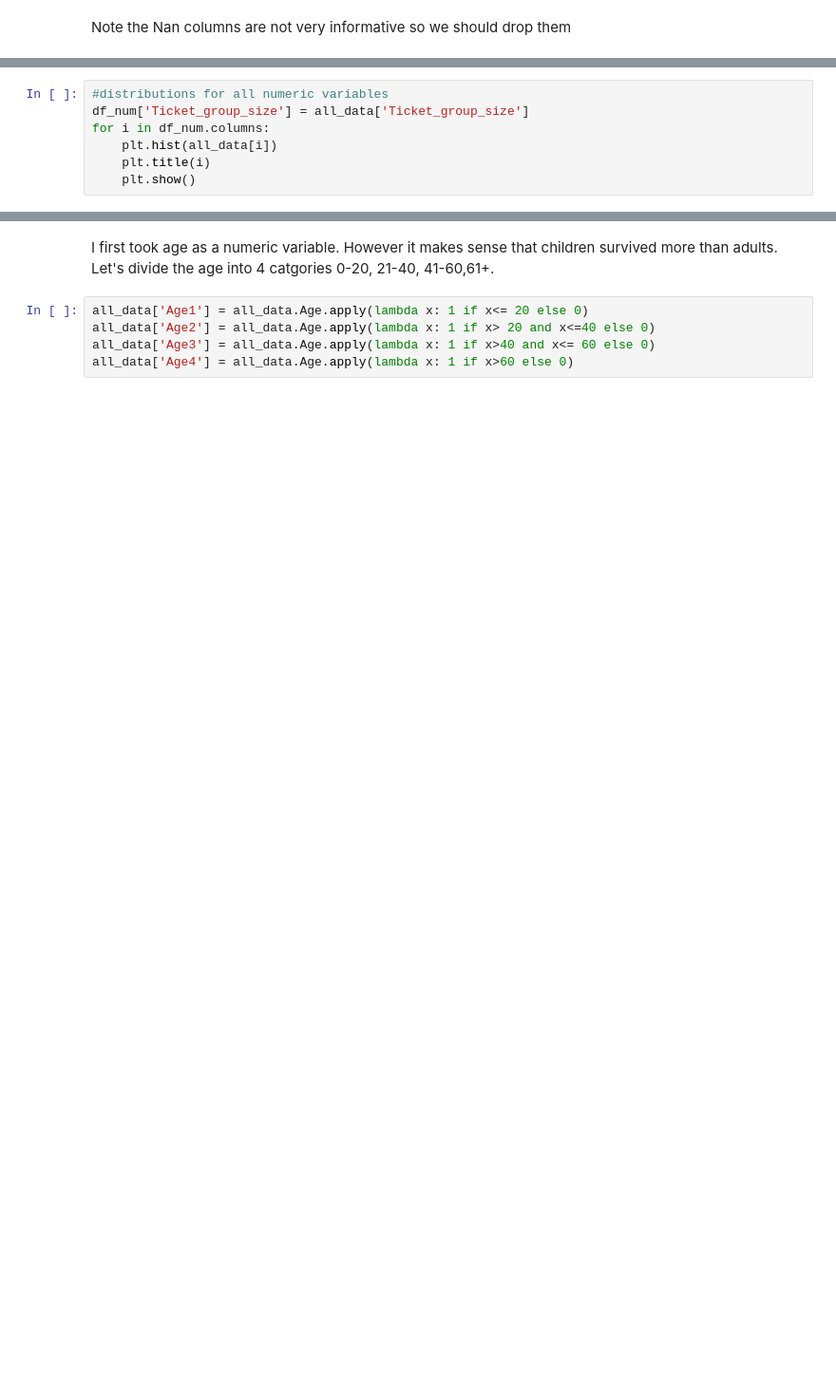
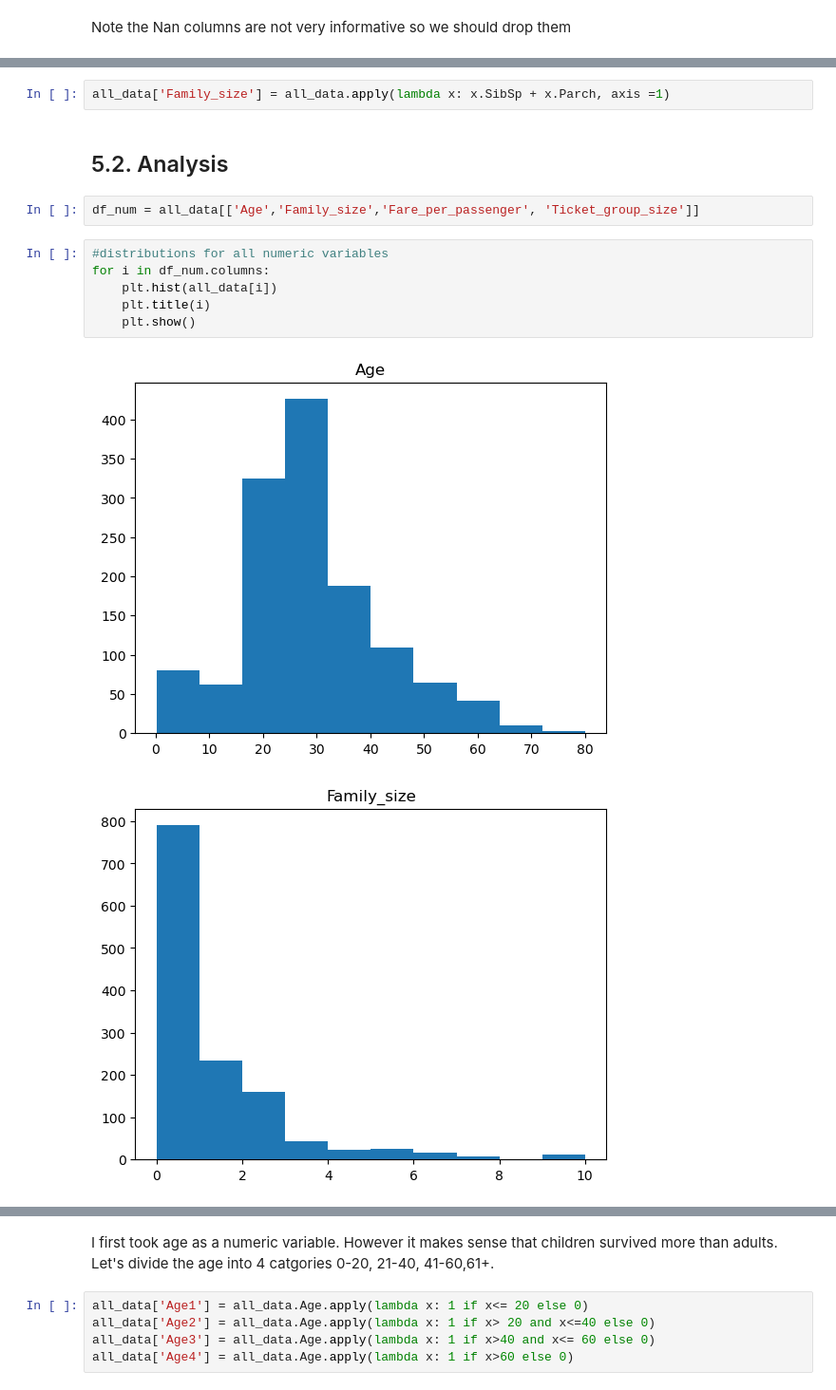
Before and after one commit to mike235711/Titanic_Project, a Jupyter notebook: fork-of-titanic-project.ipynb, the cells around one changed output, grey strips where cells are left out. Shown at 95% size. Cells and saved outputs as stored; diff of their text form; blank space fills up the shorter version.

```diff
--- a/fork-of-titanic-project.ipynb
+++ b/fork-of-titanic-project.ipynb
@@ -233,7 +633,15 @@ From this we can see that there's a small tendency of higher classes being in th
+# %%
+all_data['Family_size'] = all_data.apply(lambda x: x.SibSp + x.Parch, axis =1)
+# %% [markdown]
+## 5.2. Analysis
+# %%
+df_num = all_data[['Age','Family_size','Fare_per_passenger', 'Ticket_group_size']]
 # %%
 #distributions for all numeric variables
-df_num['Ticket_group_size'] = all_data['Ticket_group_size']
 for i in df_num.columns:
     plt.hist(all_data[i])
     plt.title(i)
     plt.show()
+# %% [output]
+[figure, added]
+[figure, added]
```
Also changed, not shown: parts of 182 cells of this notebook.
